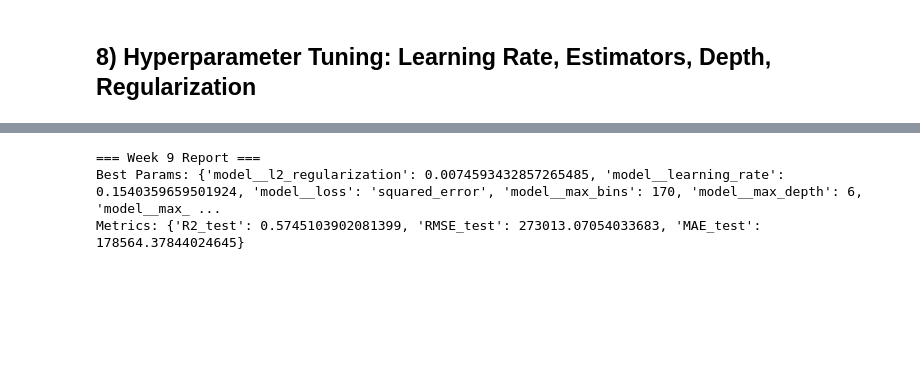
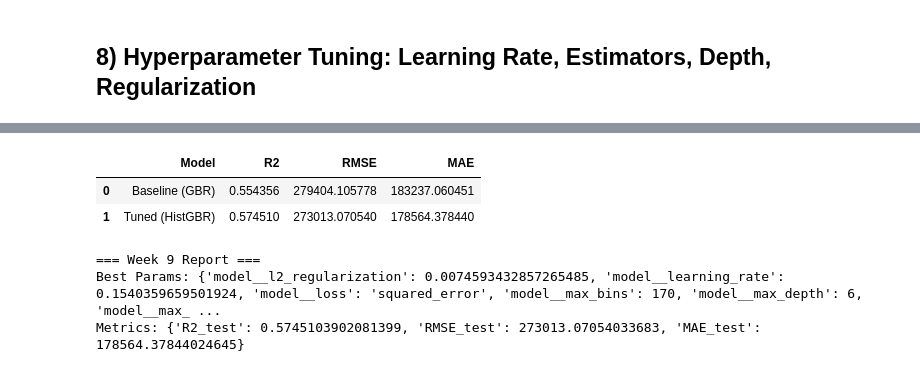
Before and after one commit to tetianakravchuk/Data-Science-Capstone, a Jupyter notebook: Wk9_JupyterNotebook_Kravchuk.ipynb, the cells around one changed output, grey strips where cells are left out. Cells and saved outputs as stored; diff of their text form; code cells hidden in the pictures; blank space fills up the shorter version.

```diff
--- a/Wk9_JupyterNotebook_Kravchuk.ipynb
+++ b/Wk9_JupyterNotebook_Kravchuk.ipynb
@@ -350 +378,80 @@ Best CV Score: 0.5869326484148542
+# %%
+# --- Rescue: refit clean baseline & tuned pipelines, then compare ---
+from pandas import DataFrame
+from sklearn.ensemble import GradientBoostingRegressor, GradientBoostingClassifier
+from sklearn.ensemble import HistGradientBoostingRegressor, HistGradientBoostingClassifier
+
+# 1) Baseline pipeline (GB) — refit cleanly into pipe_base
+base_model = GradientBoostingRegressor(random_state=RANDOM_STATE) if task=="regression" \
+             else GradientBoostingClassifier(random_state=RANDOM_STATE)
+pipe_base = Pipeline([("preprocessor", preprocessor), ("model", base_model)], memory=PIPE_MEM)
+pipe_base.fit(X_train, y_train)
+
+# 2) Tuned pipeline (HistGB) — build directly from your best params and fit
+if task == "regression":
+    tuned_model = HistGradientBoostingRegressor(
+        learning_rate=0.1540359659501924,
+        max_depth=6,
+        max_leaf_nodes=35,
+        max_bins=170,
+        l2_regularization=0.0074593432857265485,
+        min_samples_leaf=112,
+        loss="squared_error",
+        early_stopping=True,
+        validation_fraction=0.1,
+        n_iter_no_change=10,
+        random_state=RANDOM_STATE
+    )
+else:
+    tuned_model = HistGradientBoostingClassifier(
+        learning_rate=0.1540359659501924,
+        max_depth=6,
+        max_leaf_nodes=35,
+        max_bins=170,
+        l2_regularization=0.0074593432857265485,
+        min_samples_leaf=112,
+        loss="log_loss",
+        early_stopping=True,
+        validation_fraction=0.1,
+        n_iter_no_change=10,
+        random_state=RANDOM_STATE
+    )
+
+pipe_tuned = Pipeline([("preprocessor", preprocessor), ("model", tuned_model)], memory=PIPE_MEM)
+pipe_tuned.fit(X_train, y_train)
+
+# 3) Predictions + summary table
+rows_ = []
+
+# Baseline
+y_pred_base = pipe_base.predict(X_test)
+if task == "regression":
+    rows_.append([
+        "Baseline (GBR)",
+        r2_score(y_test, y_pred_base),
+        float(np.sqrt(mean_squared_error(y_test, y_pred_base))),
+        float(mean_absolute_error(y_test, y_pred_base))
+    ])
+else:
+    rows_.append(["Baseline (GBC)", accuracy_score(y_test, y_pred_base), None, None])
+
+# Tuned
+y_pred_tuned = pipe_tuned.predict(X_test)
+if task == "regression":
+    rows_.append([
+        "Tuned (HistGBR)",
+        r2_score(y_test, y_pred_tuned),
+        float(np.sqrt(mean_squared_error(y_test, y_pred_tuned))),
+        float(mean_absolute_error(y_test, y_pred_tuned))
+    ])
+else:
+    rows_.append(["Tuned (HistGBC)", accuracy_score(y_test, y_pred_tuned), None, None])
+
+cols_ = ["Model", ("R2" if task=="regression" else "Accuracy"), "RMSE", "MAE"]
+summary_df = DataFrame(rows_, columns=cols_)
+summary_df
+# %% [output]
+|  | Model | R2 | RMSE | MAE |
+| 0 | Baseline (GBR) | 0.554356 | 279404.105778 | 183237.060451 |
+| 1 | Tuned (HistGBR) | 0.574510 | 273013.070540 | 178564.378440 |
 # %%
```
Also changed, not shown: parts of 9 cells of this notebook, 3 other files.
